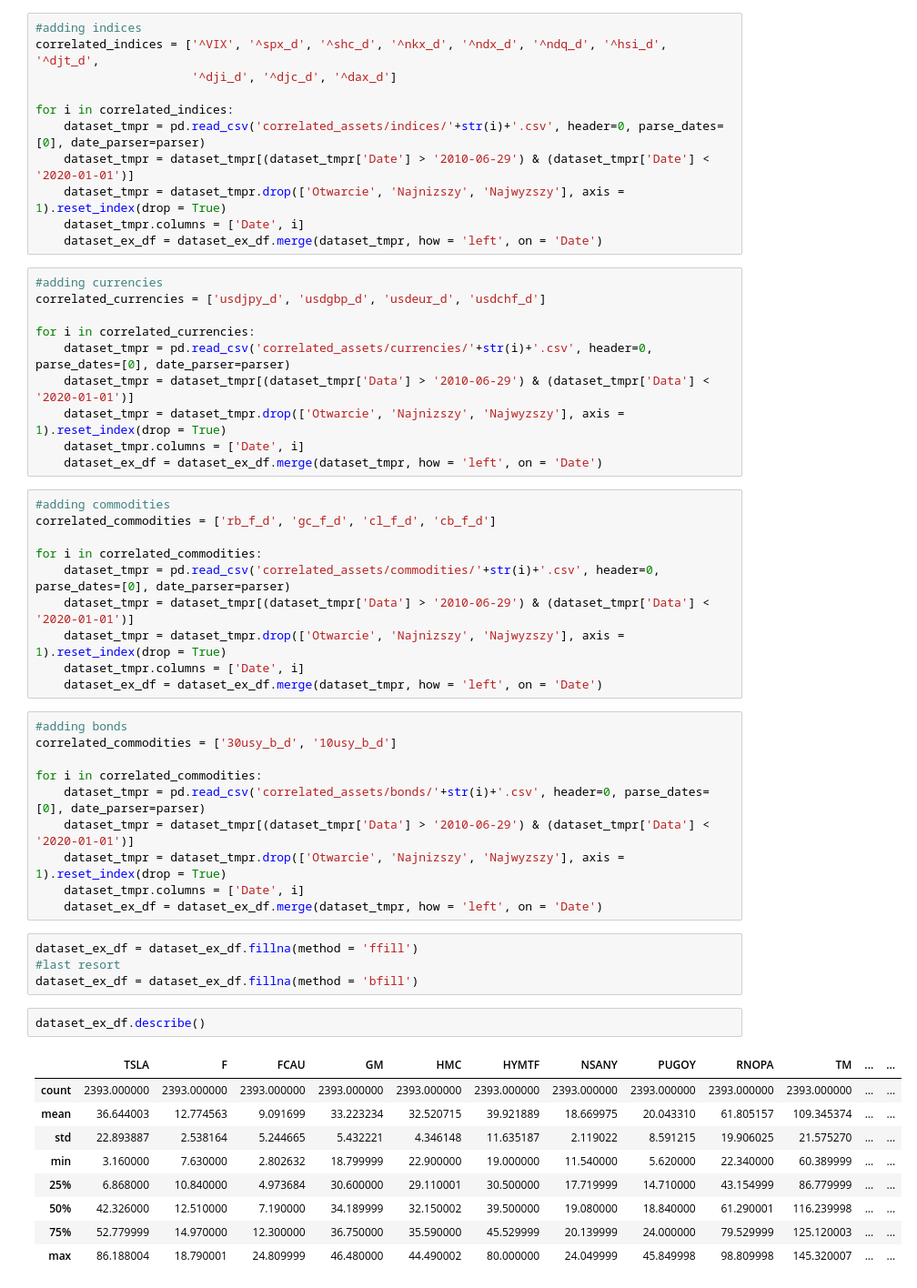
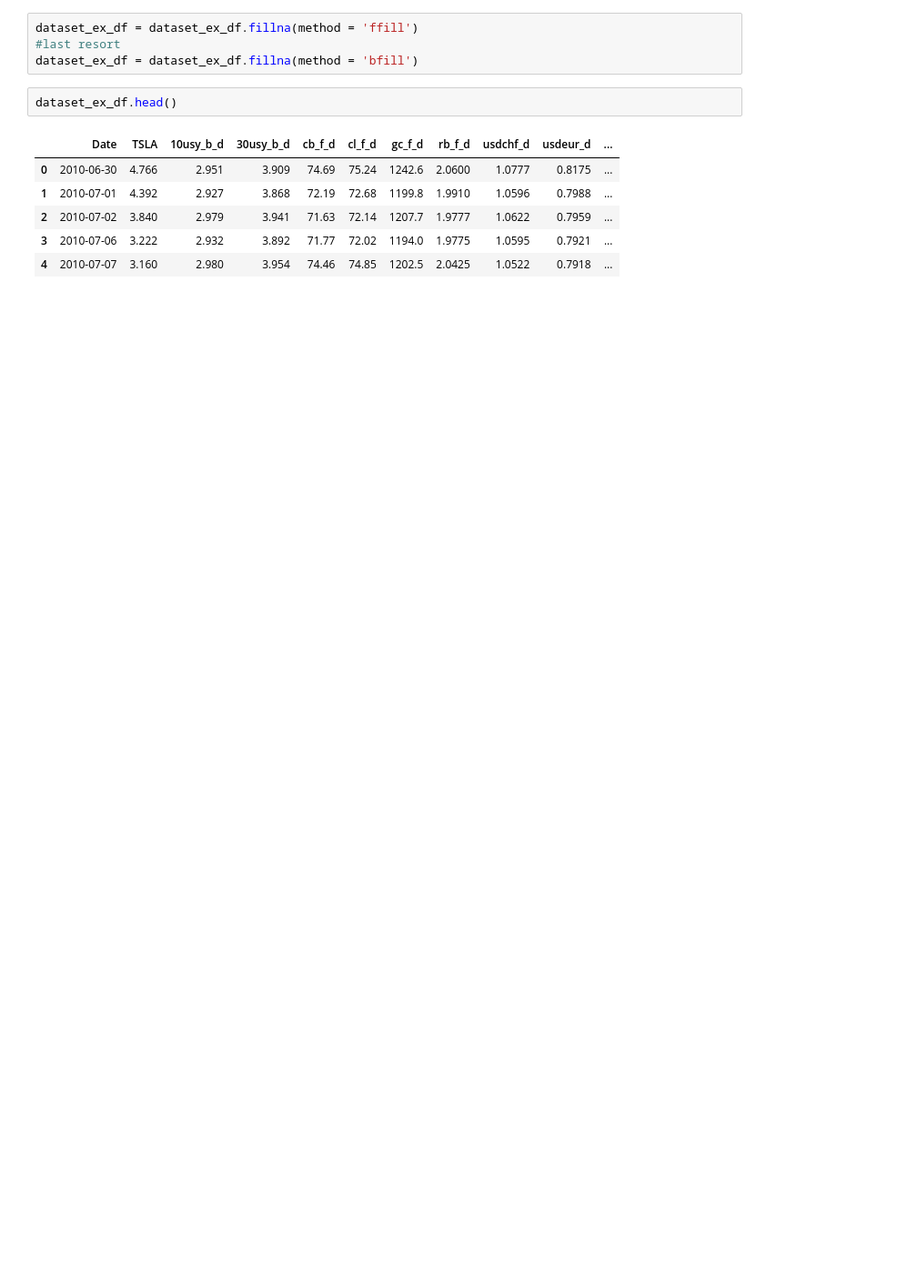
Before and after one commit to BBieganowski/GAN_StockPrediction, a Jupyter notebook: Notebook.ipynb, the cells around one changed output. Shown: that part at 91% size. Saved outputs shown, nothing was run; the diff lists cells and outputs as text; blank space fills up the shorter version.

```diff
--- a/Notebook.ipynb
+++ b/Notebook.ipynb
@@ -87,57 +81,13 @@ for i in correlated_rates:
-# %%
-#adding indices
-correlated_indices = ['^VIX', '^spx_d', '^shc_d', '^nkx_d', '^ndx_d', '^ndq_d', '^hsi_d', '^djt_d',
-                      '^dji_d', '^djc_d', '^dax_d']
-
-for i in correlated_indices:
-    dataset_tmpr = pd.read_csv('correlated_assets/indices/'+str(i)+'.csv', header=0, parse_dates=[0], date_parser=parser)
-    dataset_tmpr = dataset_tmpr[(dataset_tmpr['Date'] > '2010-06-29') & (dataset_tmpr['Date'] < '2020-01-01')]
-    dataset_tmpr = dataset_tmpr.drop(['Otwarcie', 'Najnizszy', 'Najwyzszy'], axis = 1).reset_index(drop = True)
-    dataset_tmpr.columns = ['Date', i]
-    dataset_ex_df = dataset_ex_df.merge(dataset_tmpr, how = 'left', on = 'Date')
-# %%
-#adding currencies
-correlated_currencies = ['usdjpy_d', 'usdgbp_d', 'usdeur_d', 'usdchf_d']
-
-for i in correlated_currencies:
-    dataset_tmpr = pd.read_csv('correlated_assets/currencies/'+str(i)+'.csv', header=0, parse_dates=[0], date_parser=parser)
-    dataset_tmpr = dataset_tmpr[(dataset_tmpr['Data'] > '2010-06-29') & (dataset_tmpr['Data'] < '2020-01-01')]
-    dataset_tmpr = dataset_tmpr.drop(['Otwarcie', 'Najnizszy', 'Najwyzszy'], axis = 1).reset_index(drop = True)
-    dataset_tmpr.columns = ['Date', i]
-    dataset_ex_df = dataset_ex_df.merge(dataset_tmpr, how = 'left', on = 'Date')
-# %%
-#adding commodities
-correlated_commodities = ['rb_f_d', 'gc_f_d', 'cl_f_d', 'cb_f_d']
-
-for i in correlated_commodities:
-    dataset_tmpr = pd.read_csv('correlated_assets/commodities/'+str(i)+'.csv', header=0, parse_dates=[0], date_parser=parser)
-    dataset_tmpr = dataset_tmpr[(dataset_tmpr['Data'] > '2010-06-29') & (dataset_tmpr['Data'] < '2020-01-01')]
-    dataset_tmpr = dataset_tmpr.drop(['Otwarcie', 'Najnizszy', 'Najwyzszy'], axis = 1).reset_index(drop = True)
-    dataset_tmpr.columns = ['Date', i]
-    dataset_ex_df = dataset_ex_df.merge(dataset_tmpr, how = 'left', on = 'Date')
-# %%
-#adding bonds
-correlated_commodities = ['30usy_b_d', '10usy_b_d']
-
-for i in correlated_commodities:
-    dataset_tmpr = pd.read_csv('correlated_assets/bonds/'+str(i)+'.csv', header=0, parse_dates=[0], date_parser=parser)
-    dataset_tmpr = dataset_tmpr[(dataset_tmpr['Data'] > '2010-06-29') & (dataset_tmpr['Data'] < '2020-01-01')]
-    dataset_tmpr = dataset_tmpr.drop(['Otwarcie', 'Najnizszy', 'Najwyzszy'], axis = 1).reset_index(drop = True)
-    dataset_tmpr.columns = ['Date', i]
-    dataset_ex_df = dataset_ex_df.merge(dataset_tmpr, how = 'left', on = 'Date')
 # %%
 dataset_ex_df = dataset_ex_df.fillna(method = 'ffill')
 #last resort
 dataset_ex_df = dataset_ex_df.fillna(method = 'bfill')
 # %%
-dataset_ex_df.describe()
+dataset_ex_df.head()
 # %% [output]
-|  | TSLA | F | FCAU | GM | HMC | HYMTF | NSANY | PUGOY | RNOPA | TM | ... | ... |
-| count | 2393.000000 | 2393.000000 | 2393.000000 | 2393.000000 | 2393.000000 | 2393.000000 | 2393.000000 | 2393.000000 | 2393.000000 | 2393.000000 | ... | ... |
-| mean | 36.644003 | 12.774563 | 9.091699 | 33.223234 | 32.520715 | 39.921889 | 18.669975 | 20.043310 | 61.805157 | 109.345374 | ... | ... |
-| std | 22.893887 | 2.538164 | 5.244665 | 5.432221 | 4.346148 | 11.635187 | 2.119022 | 8.591215 | 19.906025 | 21.575270 | ... | ... |
-| min | 3.160000 | 7.630000 | 2.802632 | 18.799999 | 22.900000 | 19.000000 | 11.540000 | 5.620000 | 22.340000 | 60.389999 | ... | ... |
-| 25% | 6.868000 | 10.840000 | 4.973684 | 30.600000 | 29.110001 | 30.500000 | 17.719999 | 14.710000 | 43.154999 | 86.779999 | ... | ... |
-| 50% | 42.326000 | 12.510000 | 7.190000 | 34.189999 | 32.150002 | 39.500000 | 19.080000 | 18.840000 | 61.290001 | 116.239998 | ... | ... |
-| 75% | 52.779999 | 14.970000 | 12.300000 | 36.750000 | 35.590000 | 45.529999 | 20.139999 | 24.000000 | 79.529999 | 125.120003 | ... | ... |
-| max | 86.188004 | 18.790001 | 24.809999 | 46.480000 | 44.490002 | 80.000000 | 24.049999 | 45.849998 | 98.809998 | 145.320007 | ... | ... |
+|  | Date | TSLA | 10usy_b_d | 30usy_b_d | cb_f_d | cl_f_d | gc_f_d | rb_f_d | usdchf_d | usdeur_d | ... |
+| 0 | 2010-06-30 | 4.766 | 2.951 | 3.909 | 74.69 | 75.24 | 1242.6 | 2.0600 | 1.0777 | 0.8175 | ... |
+| 1 | 2010-07-01 | 4.392 | 2.927 | 3.868 | 72.19 | 72.68 | 1199.8 | 1.9910 | 1.0596 | 0.7988 | ... |
+| 2 | 2010-07-02 | 3.840 | 2.979 | 3.941 | 71.63 | 72.14 | 1207.7 | 1.9777 | 1.0622 | 0.7959 | ... |
+| 3 | 2010-07-06 | 3.222 | 2.932 | 3.892 | 71.77 | 72.02 | 1194.0 | 1.9775 | 1.0595 | 0.7921 | ... |
+| 4 | 2010-07-07 | 3.160 | 2.980 | 3.954 | 74.46 | 74.85 | 1202.5 | 2.0425 | 1.0522 | 0.7918 | ... |
```
Also changed, not shown: parts of 9 cells of this notebook, 37 other files.
